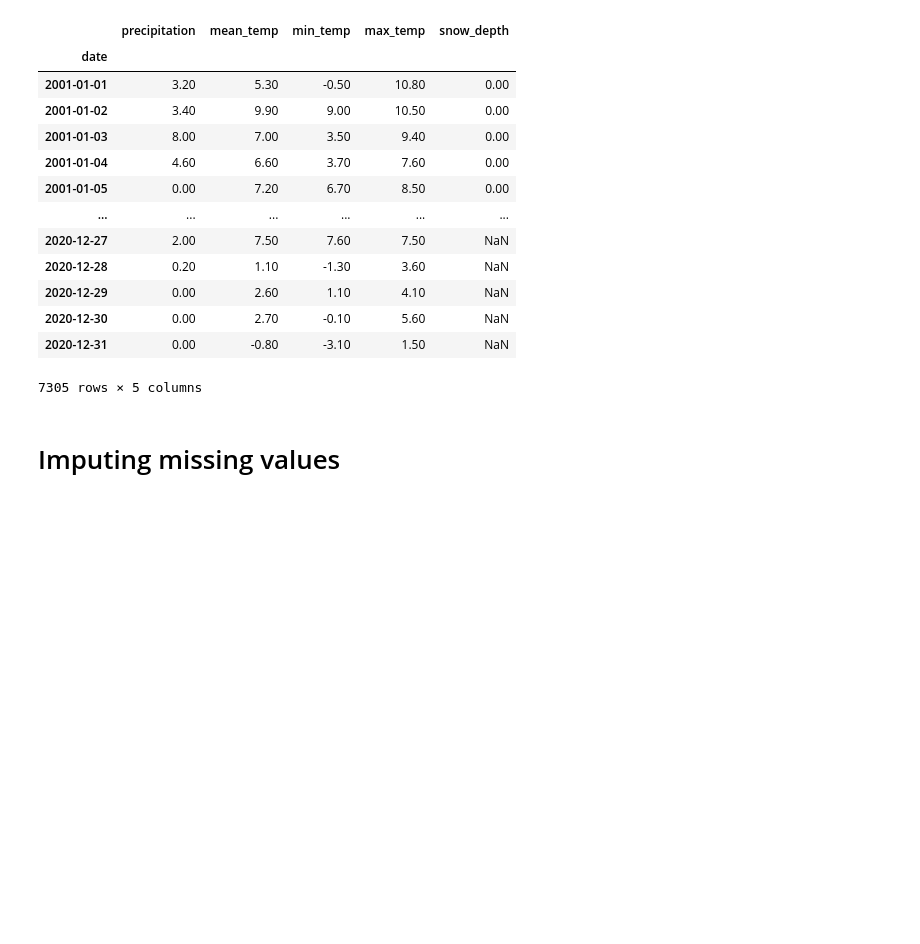
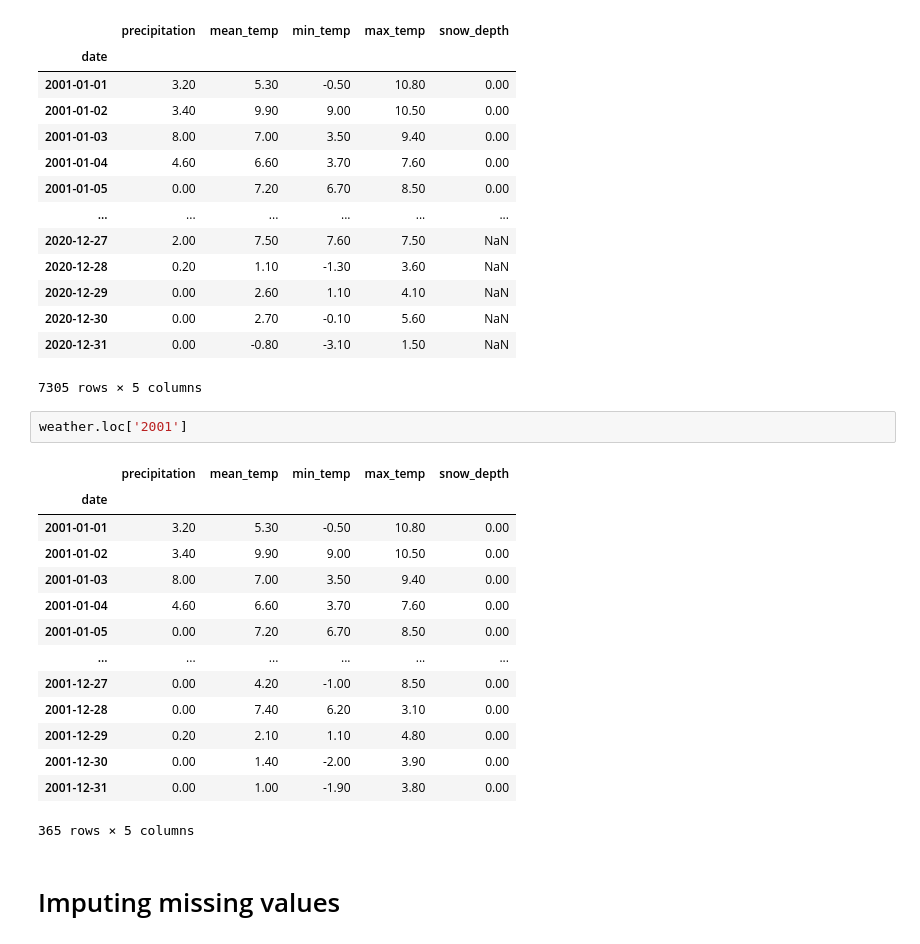
Before and after one commit to aksalas/Resampling-Datetime-Data, a Jupyter notebook: (Core) Resampling Datetime Data.ipynb, the cells around one changed output. Cells and saved outputs as stored; diff of their text form; blank space fills up the shorter version.

```diff
--- a/(Core) Resampling Datetime Data.ipynb
+++ b/(Core) Resampling Datetime Data.ipynb
@@ -149,6 +149,23 @@ weather
 | 2020-12-30 | 0.00 | 2.70 | -0.10 | 5.60 | NaN |
 | 2020-12-31 | 0.00 | -0.80 | -3.10 | 1.50 | NaN |
 7305 rows × 5 columns
+# %%
+weather.loc['2001']
+# %% [output]
+|  | precipitation | mean_temp | min_temp | max_temp | snow_depth |
+| date |  |  |  |  |  |
+| 2001-01-01 | 3.20 | 5.30 | -0.50 | 10.80 | 0.00 |
+| 2001-01-02 | 3.40 | 9.90 | 9.00 | 10.50 | 0.00 |
+| 2001-01-03 | 8.00 | 7.00 | 3.50 | 9.40 | 0.00 |
+| 2001-01-04 | 4.60 | 6.60 | 3.70 | 7.60 | 0.00 |
+| 2001-01-05 | 0.00 | 7.20 | 6.70 | 8.50 | 0.00 |
+| ... | ... | ... | ... | ... | ... |
+| 2001-12-27 | 0.00 | 4.20 | -1.00 | 8.50 | 0.00 |
+| 2001-12-28 | 0.00 | 7.40 | 6.20 | 3.10 | 0.00 |
+| 2001-12-29 | 0.20 | 2.10 | 1.10 | 4.80 | 0.00 |
+| 2001-12-30 | 0.00 | 1.40 | -2.00 | 3.90 | 0.00 |
+| 2001-12-31 | 0.00 | 1.00 | -1.90 | 3.80 | 0.00 |
+365 rows × 5 columns
 # %% [markdown]
 # Imputing missing values
 # %%
```
Also changed, not shown: parts of 1 cell of this notebook.
